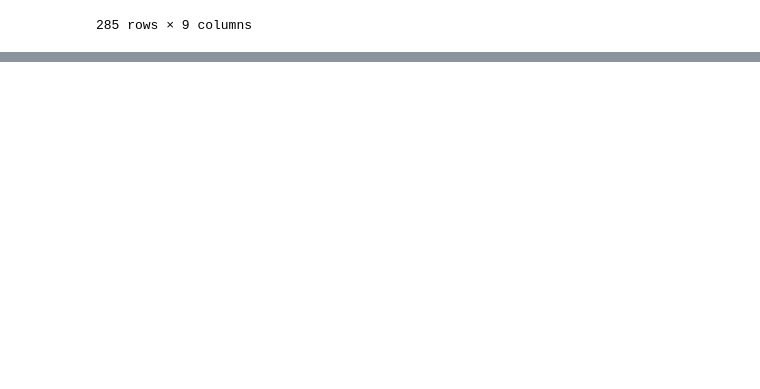
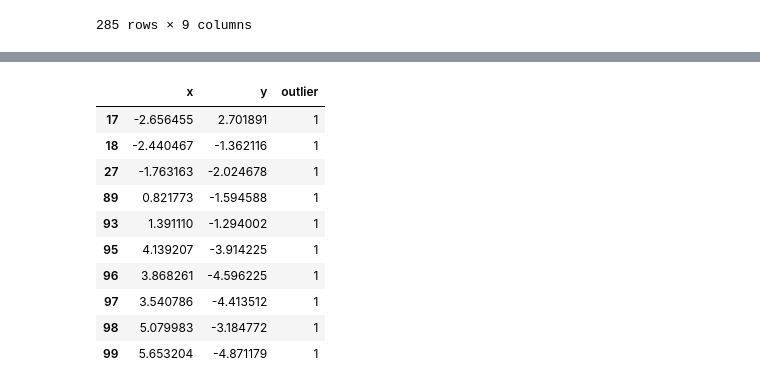
Before and after one commit to Adibank/DPDM, a Jupyter notebook: Project.ipynb, the cells around one changed output, grey strips where cells are left out. Drawn from its saved outputs; the diff is of its cells as text; code cells hidden in the pictures; blank space fills up the shorter version.

```diff
--- a/Project.ipynb
+++ b/Project.ipynb
@@ -1314,0 +1367,15 @@ print(no_outlier_no_missing[no_outlier_no_missing['copod_outlier'] == 1].index.t
+# %%
+df_outliers = df[df['outlier'] == 1]
+df_outliers
+# %% [output]
+|  | x | y | outlier |
+| 17 | -2.656455 | 2.701891 | 1 |
+| 18 | -2.440467 | -1.362116 | 1 |
+| 27 | -1.763163 | -2.024678 | 1 |
+| 89 | 0.821773 | -1.594588 | 1 |
+| 93 | 1.391110 | -1.294002 | 1 |
+| 95 | 4.139207 | -3.914225 | 1 |
+| 96 | 3.868261 | -4.596225 | 1 |
+| 97 | 3.540786 | -4.413512 | 1 |
+| 98 | 5.079983 | -3.184772 | 1 |
+| 99 | 5.653204 | -4.871179 | 1 |
```
Also changed, not shown: parts of 5 cells of this notebook.
